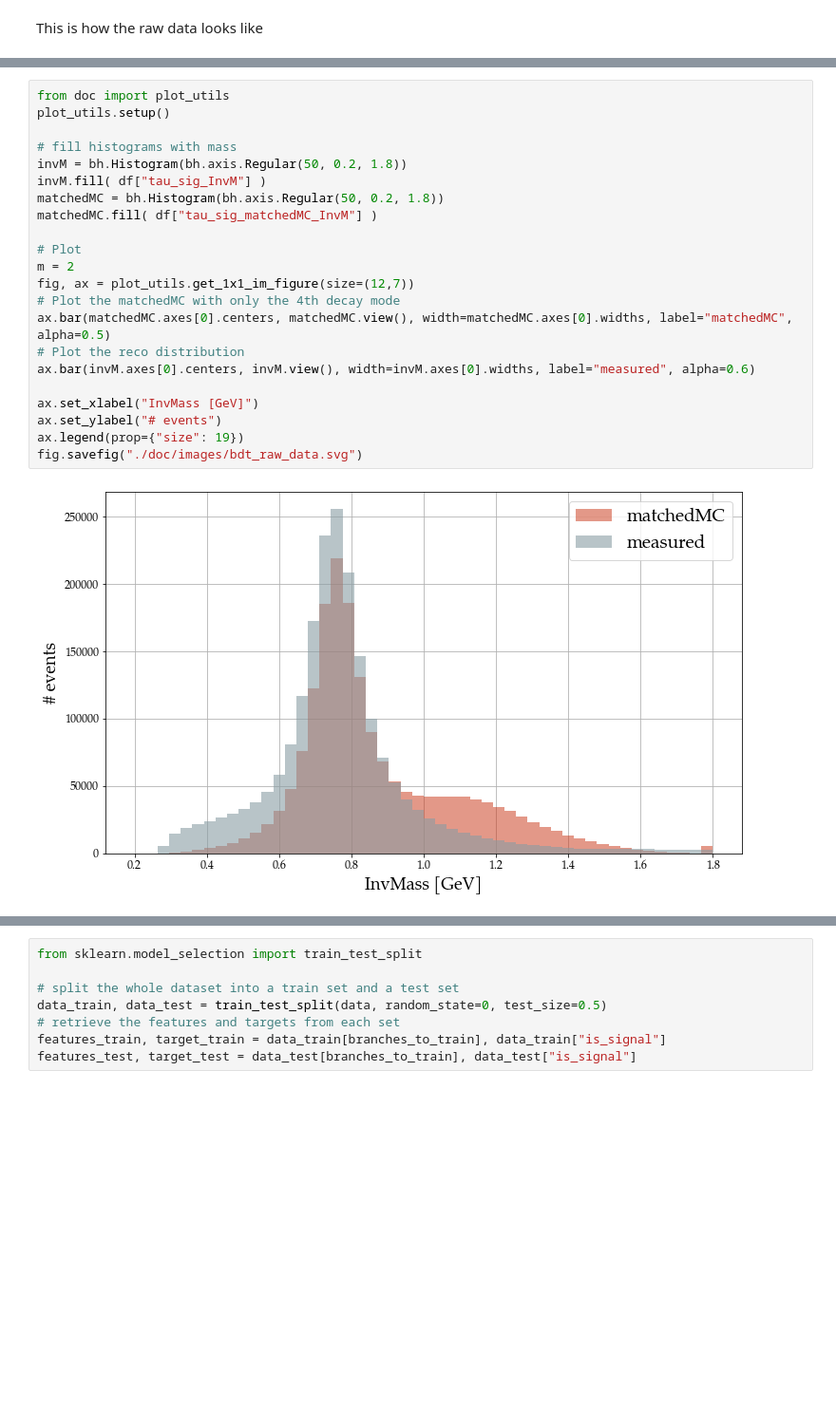
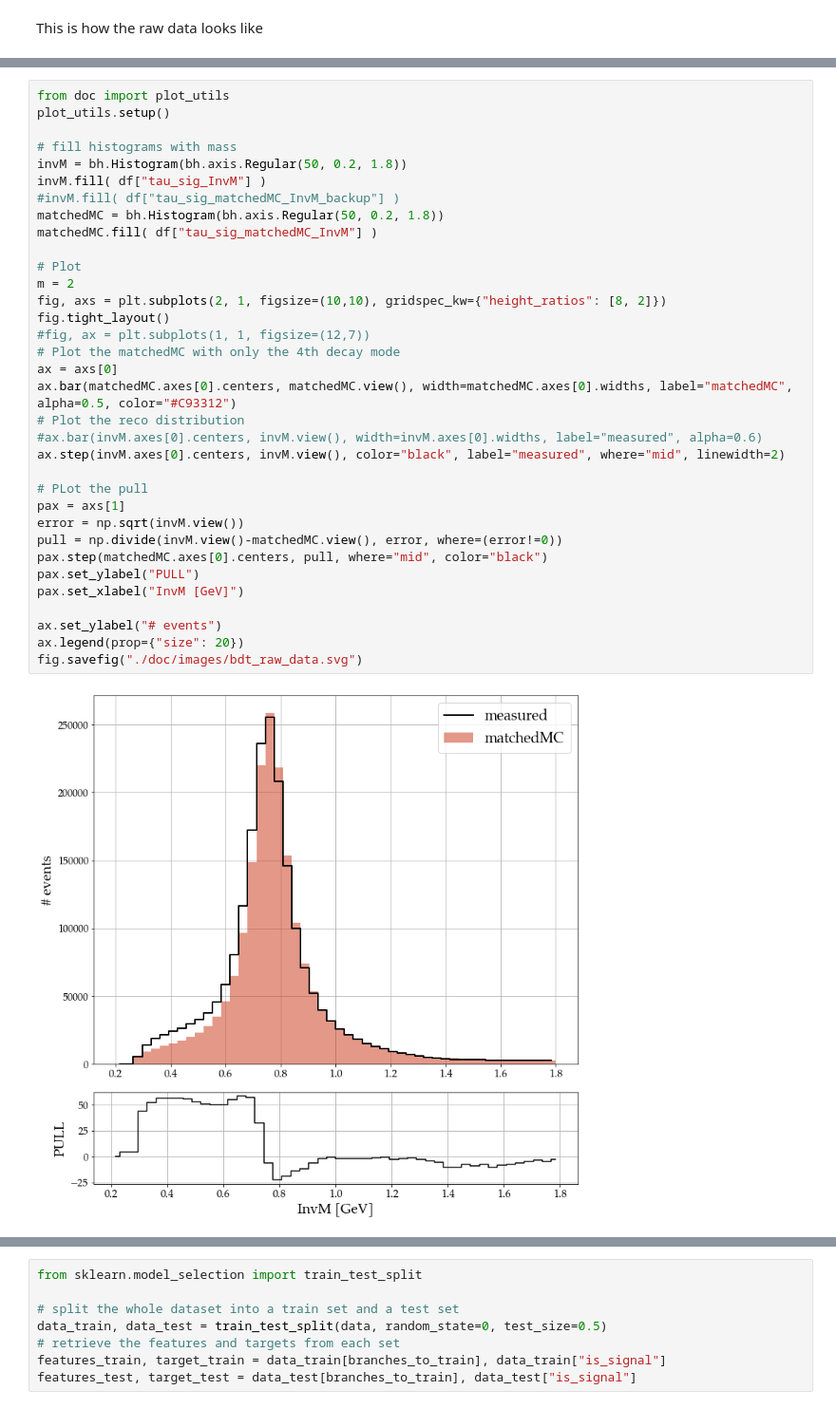
Before and after one commit to peguerosdc/unfolding_benchmark, a Jupyter notebook: tau2pipi0nu_bdt.ipynb, the cells around one changed output, grey strips where cells are left out. Shown at 95% size. Cells and saved outputs as stored; diff of their text form; blank space fills up the shorter version.

Commit message:
Fixing matchedMC_InvM issue

```diff
--- a/tau2pipi0nu_bdt.ipynb
+++ b/tau2pipi0nu_bdt.ipynb
@@ -66,27 +67,39 @@ df
 # %%
 from doc import plot_utils
 plot_utils.setup()
 
 # fill histograms with mass
 invM = bh.Histogram(bh.axis.Regular(50, 0.2, 1.8))
 invM.fill( df["tau_sig_InvM"] )
+#invM.fill( df["tau_sig_matchedMC_InvM_backup"] )
 matchedMC = bh.Histogram(bh.axis.Regular(50, 0.2, 1.8))
 matchedMC.fill( df["tau_sig_matchedMC_InvM"] )
 
 # Plot
 m = 2
-fig, ax = plot_utils.get_1x1_im_figure(size=(12,7))
+fig, axs = plt.subplots(2, 1, figsize=(10,10), gridspec_kw={"height_ratios": [8, 2]})
+fig.tight_layout()
+#fig, ax = plt.subplots(1, 1, figsize=(12,7))
 # Plot the matchedMC with only the 4th decay mode
-ax.bar(matchedMC.axes[0].centers, matchedMC.view(), width=matchedMC.axes[0].widths, label="matchedMC", alpha=0.5)
+ax = axs[0]
+ax.bar(matchedMC.axes[0].centers, matchedMC.view(), width=matchedMC.axes[0].widths, label="matchedMC", alpha=0.5, color="#C93312")
 # Plot the reco distribution
-ax.bar(invM.axes[0].centers, invM.view(), width=invM.axes[0].widths, label="measured", alpha=0.6)
+#ax.bar(invM.axes[0].centers, invM.view(), width=invM.axes[0].widths, label="measured", alpha=0.6)
+ax.step(invM.axes[0].centers, invM.view(), color="black", label="measured", where="mid", linewidth=2)
 
-ax.set_xlabel("InvMass [GeV]")
+# PLot the pull
+pax = axs[1]
+error = np.sqrt(invM.view())
+pull = np.divide(invM.view()-matchedMC.view(), error, where=(error!=0))
+pax.step(matchedMC.axes[0].centers, pull, where="mid", color="black")
+pax.set_ylabel("PULL")
+pax.set_xlabel("InvM [GeV]")
+
 ax.set_ylabel("# events")
-ax.legend(prop={"size": 19})
+ax.legend(prop={"size": 20})
 fig.savefig("./doc/images/bdt_raw_data.svg")
 # %% [output]
-[figure, old version]
+[figure, new version]
 # %%
 from doc import plot_utils
 plot_utils.setup()
```
Also changed, not shown: parts of 8 cells of this notebook, 8 other files.
